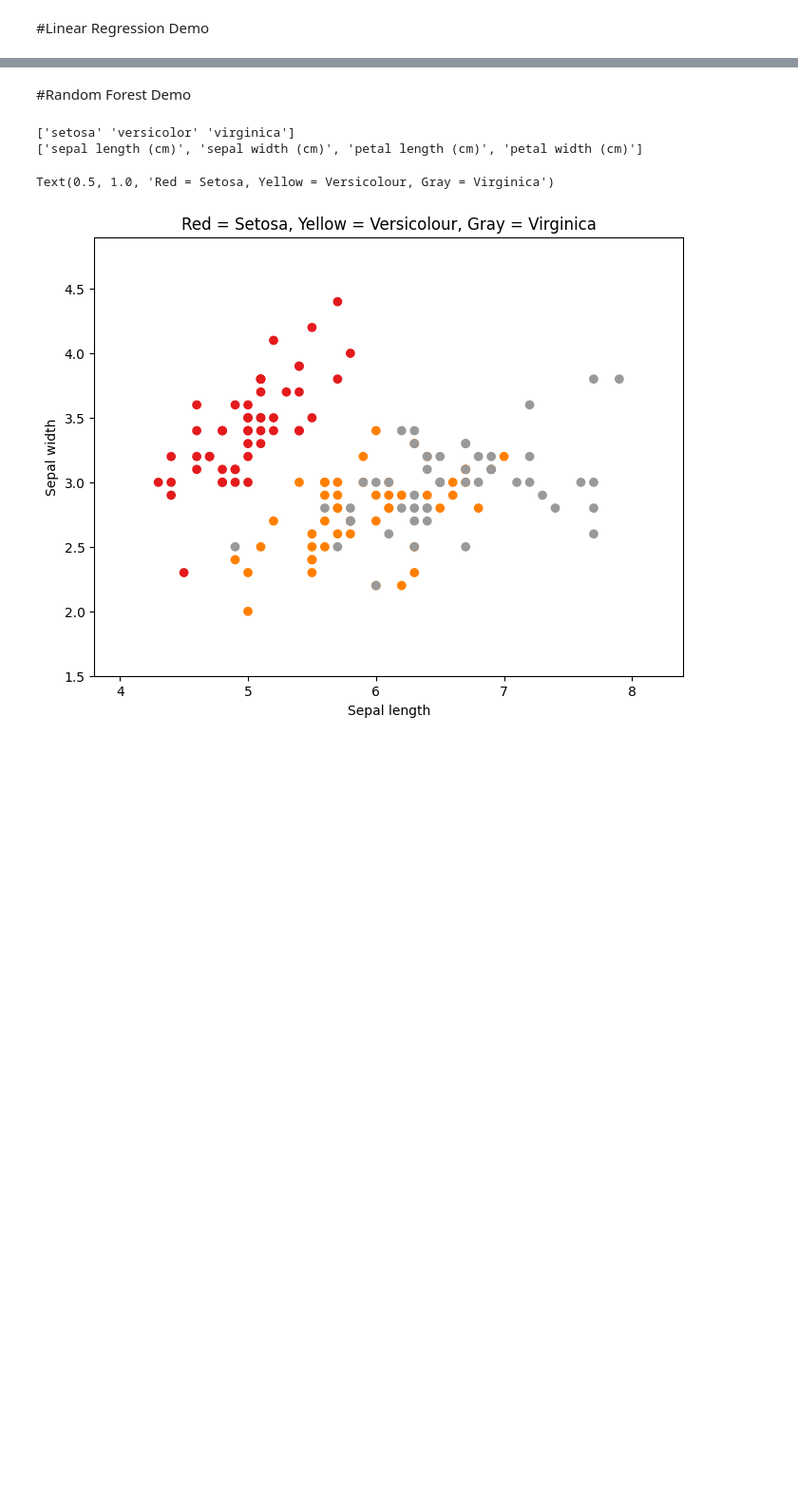
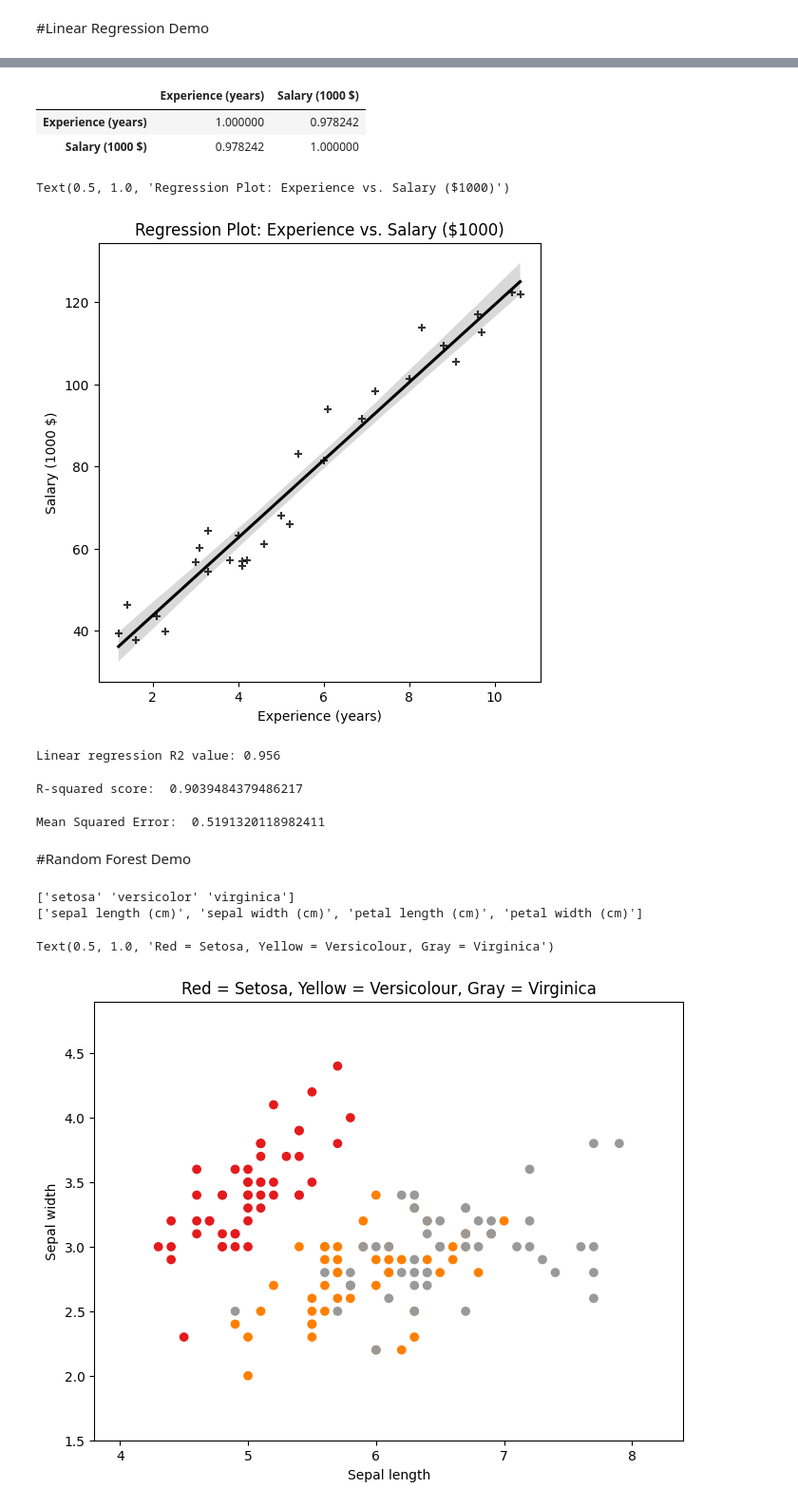
Before and after one commit to ezou6/Day_of_AI, a Jupyter notebook: Resource.ipynb, the cells around one changed output, grey strips where cells are left out. Shown at 95% size. Drawn from its saved outputs; the diff is of its cells as text; code cells hidden in the pictures; blank space fills up the shorter version.

Commit message:
Completed Linear Regression Code - need to document each demo

```diff
--- a/Resource.ipynb
+++ b/Resource.ipynb
@@ -72,3 +72,6 @@ import matplotlib.pyplot as plt #data-visualization and graphs
 import seaborn as sns
 %matplotlib inline
 #enable drawing of matplotlib figures in Ipython notebook
+# %%
+from google.colab import files
+uploaded = files.upload()
@@ -75,2 +81,9 @@ import seaborn as sns
 # %% [markdown]
 #Linear Regression Demo
+# %%
+import io
+data = pd.read_csv(io.BytesIO(uploaded['Salary_dataset.csv']))
+# Dataset is now stored in a Pandas Dataframe
+
+x = data['YearsExperience']
+y = data['Salary']
@@ -76,0 +128,8 @@ import seaborn as sns
+# %%
+#Data Preprocessing and Cleaning
+data['Salary'] = data['Salary']/1000
+print(data['Salary'])
+data.drop(columns=['Unnamed: 0'], inplace=True)
+data.rename(columns={"YearsExperience": 'Experience (years)',
+             'Salary': 'Salary (1000 $)'}, inplace=True)
+data.head()
@@ -76,0 +180,33 @@ import seaborn as sns
+# %%
+data.corr()
+# %% [output]
+|  | Experience (years) | Salary (1000 $) |
+| Experience (years) | 1.000000 | 0.978242 |
+| Salary (1000 $) | 0.978242 | 1.000000 |
+# %%
+fig = plt.figure(figsize=(6, 6))
+
+sns.regplot(data=data,
+            x='Experience (years)',
+            y='Salary (1000 $)',
+            color='k', marker='+')
+plt.title("Regression Plot: Experience vs. Salary ($1000)")
+# %% [output]
+Text(0.5, 1.0, 'Regression Plot: Experience vs. Salary ($1000)')
+[figure, added]
+# %%
+#Model Fitting
+
+from sklearn.linear_model import LinearRegression
+from sklearn.model_selection import train_test_split
+
+model = LinearRegression()
+x = np.array(data['Salary (1000 $)']).reshape((-1,1))
+y = np.array(data['Experience (years)']).reshape((-1, 1))
+
+x_train, x_test, y_train, y_test = train_test_split(x, y, test_size = 0.2, random_state = 42)
+
+model.fit(x_train, y_train)
+print(f'Linear regression R2 value: {model.score(x, y):3.3f}')
+# %% [output]
+Linear regression R2 value: 0.956
@@ -77,3 +215,19 @@ import seaborn as sns
+# %%
+from sklearn.metrics import r2_score
+
+r2 = r2_score(y_test, y_pred)
+
+print("R-squared score: ", r2)
+# %% [output]
+R-squared score:  0.9039484379486217
+# %%
+from sklearn.metrics import mean_squared_error
+
+mse = mean_squared_error(y_test, y_pred)
+
+print("Mean Squared Error: ", mse)
+# %% [output]
+Mean Squared Error:  0.5191320118982411
 # %% [markdown]
 #Random Forest Demo
 # %%
```
Also changed, not shown: parts of 13 cells of this notebook.
